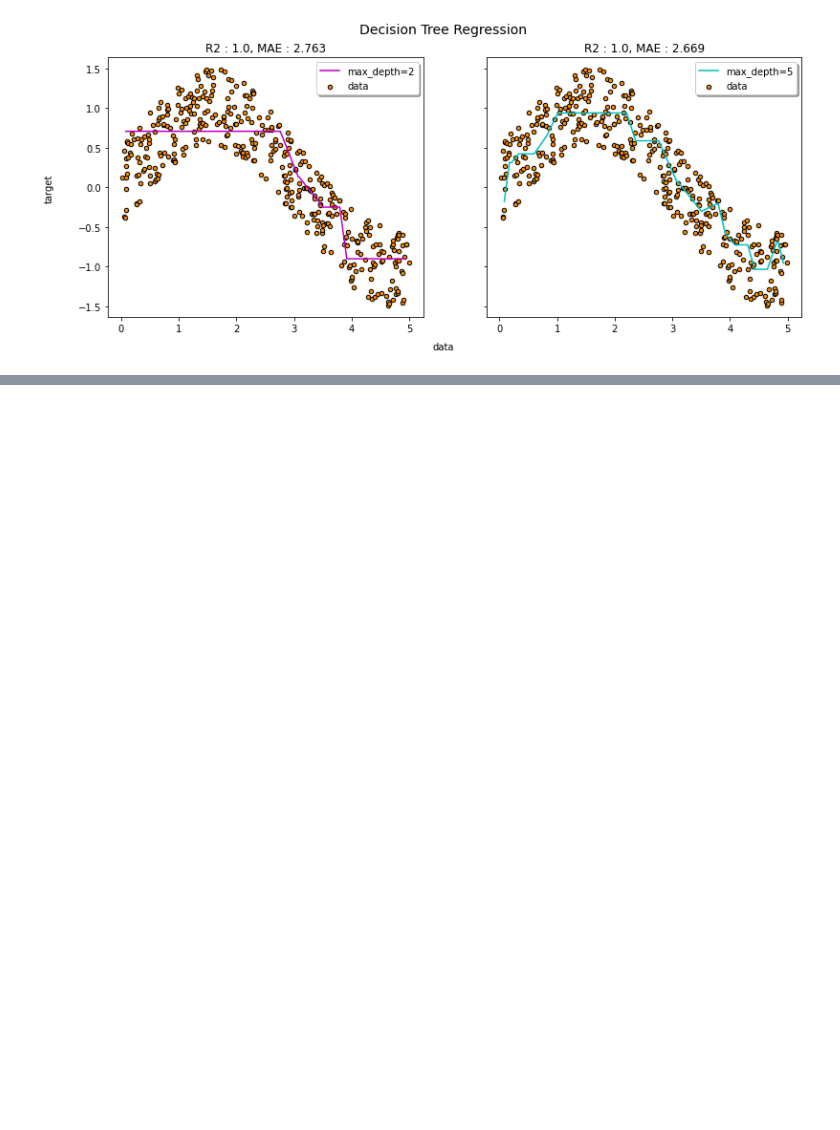
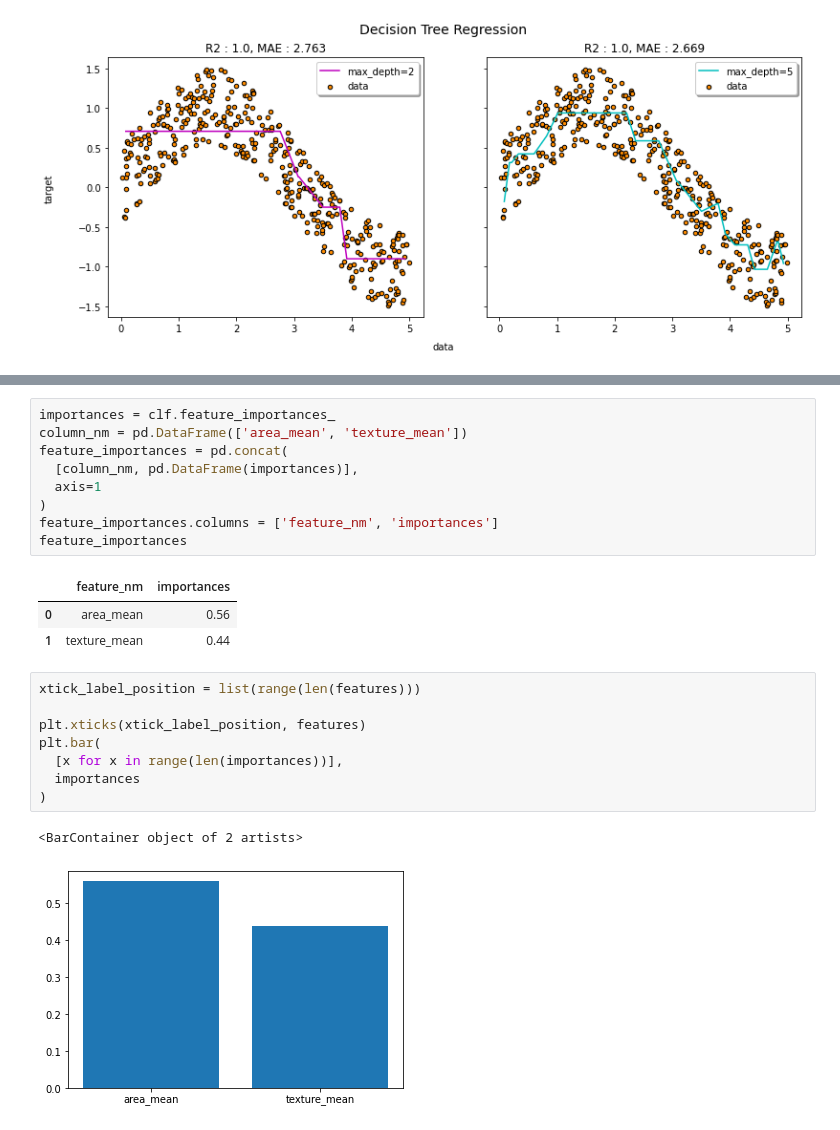
Before and after one commit to Bob-Cheol/bobtory, a Jupyter notebook: study/BigDataAnalyst/6. 머신러닝 - 지도학습.ipynb, the cells around one changed output, grey strips where cells are left out. Cells and saved outputs as stored; diff of their text form; blank space fills up the shorter version.

```diff
--- a/study/BigDataAnalyst/6. 머신러닝 - 지도학습.ipynb
+++ b/study/BigDataAnalyst/6. 머신러닝 - 지도학습.ipynb
@@ -2556,0 +2924,24 @@ plt.show()
+# %%
+importances = clf.feature_importances_
+column_nm = pd.DataFrame(['area_mean', 'texture_mean'])
+feature_importances = pd.concat(
+  [column_nm, pd.DataFrame(importances)],
+  axis=1
+)
+feature_importances.columns = ['feature_nm', 'importances']
+feature_importances
+# %% [output]
+|  | feature_nm | importances |
+| 0 | area_mean | 0.56 |
+| 1 | texture_mean | 0.44 |
+# %%
+xtick_label_position = list(range(len(features)))
+
+plt.xticks(xtick_label_position, features)
+plt.bar(
+  [x for x in range(len(importances))],
+  importances
+)
+# %% [output]
+<BarContainer object of 2 artists>
+[figure, added]
```
Also changed, not shown: parts of 50 cells of this notebook, 2 other files.
